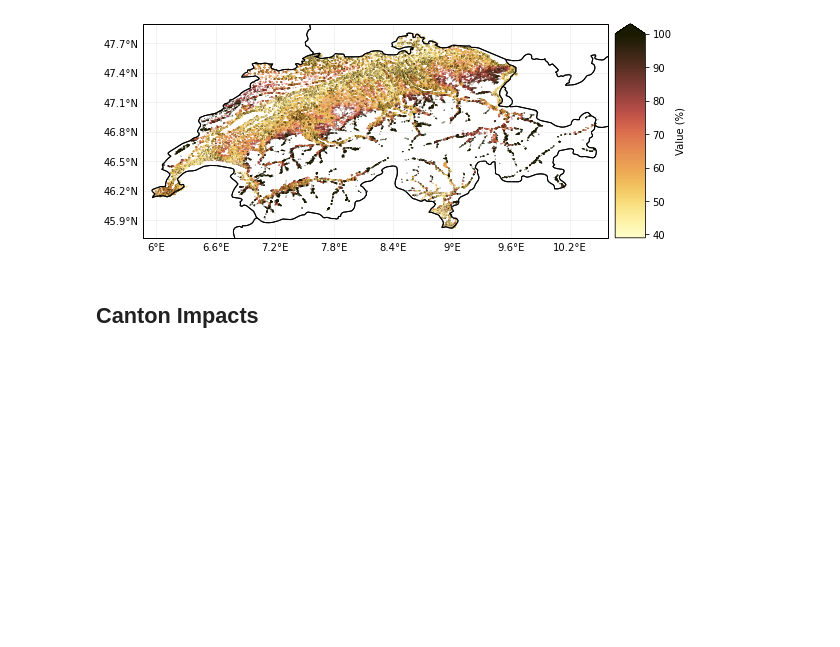
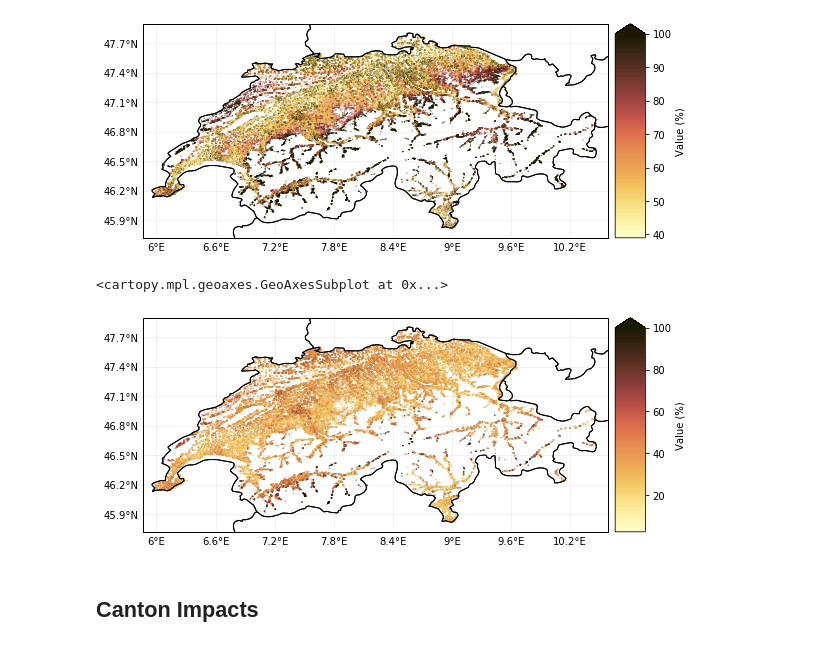
Before and after one commit to zeliest/heat_mortality_productivity_impacts, a Jupyter notebook: data_analysis/notebooks/results_mortality.ipynb, the cells around one changed output. Saved outputs shown, nothing was run; the diff lists cells and outputs as text; code cells hidden in the pictures; blank space fills up the shorter version.

```diff
--- a/data_analysis/notebooks/results_mortality.ipynb
+++ b/data_analysis/notebooks/results_mortality.ipynb
@@ -104,6 +100,15 @@ impacts_rel.plot_hexbin_impact_exposure(pop_name=False, cmap=cm, buffer=0.1, vma
 # %% [output]
 <cartopy.mpl.geoaxes.GeoAxesSubplot at 0x...>
 [figure]
+# %%
+rel_mat = ImpactsHeatMortality.compute_relative_change(impacts_mortality.median_impact_matrices['RCP26'][2050][category], impacts_mortality.median_impact_matrices['RCP26'][2020][category])
+impacts_rel = ImpactsHeatMortality.matrix_as_impact(rel_mat, exposures, unit='%')
+impacts_rel.plot_hexbin_impact_exposure(pop_name=False, cmap=cm, buffer=0.1, vmax=100, extend='max')
+
+#plt.savefig(''.join([fig_dir,'relative_changes_2020_2050_o75.pdf']),bbox_inches='tight')
+# %% [output]
+<cartopy.mpl.geoaxes.GeoAxesSubplot at 0x...>
+[figure, added]
 # %% [markdown]
 ## Canton Impacts
 # %%
```
Also changed, not shown: parts of 9 cells of this notebook, 4 other files.
